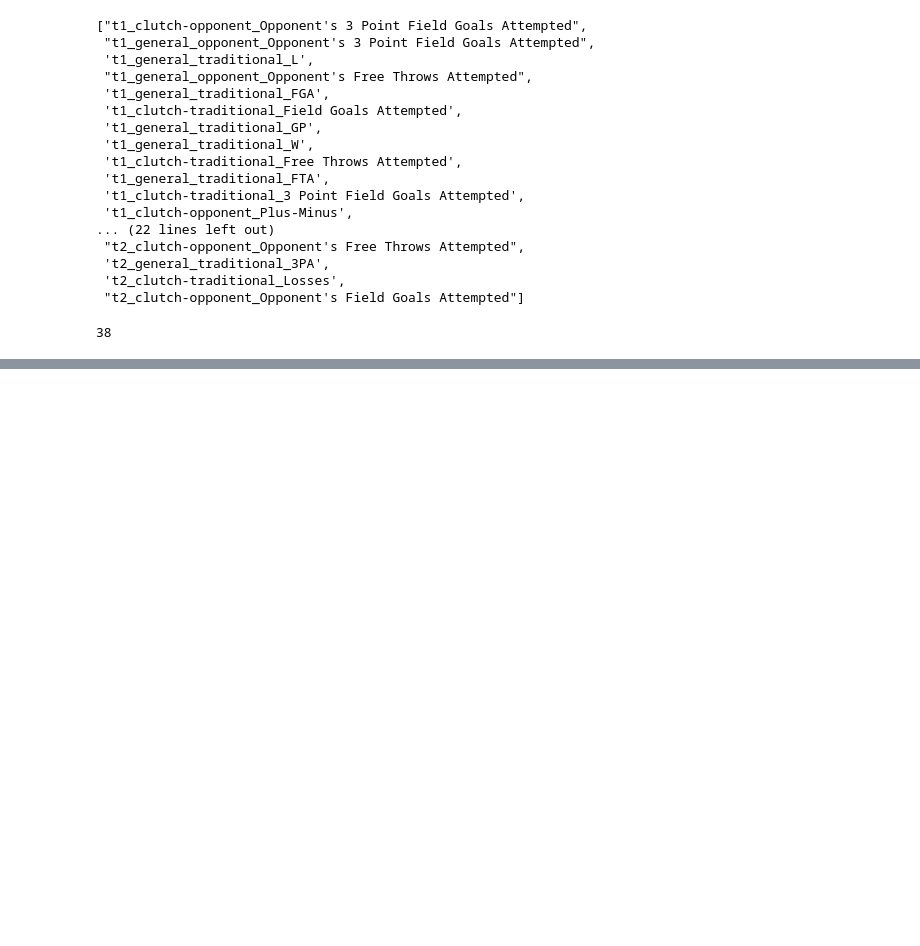
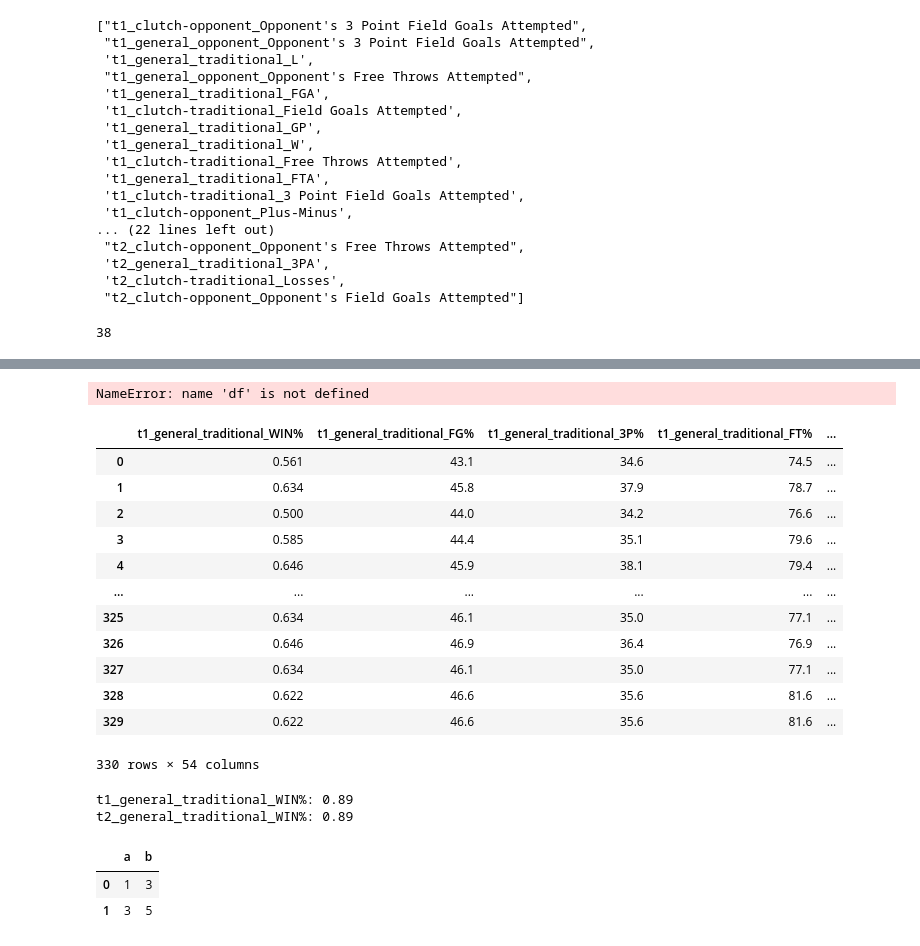
Before and after one commit to ijamil1/nba_playoff_predictions_22_23, a Jupyter notebook: EDA.ipynb, the cells around one changed output, grey strips where cells are left out. Saved outputs shown, nothing was run; the diff lists cells and outputs as text; code cells hidden in the pictures; blank space fills up the shorter version.

```diff
--- a/EDA.ipynb
+++ b/EDA.ipynb
@@ -381,0 +394,6 @@ len(remove_cols)
+# %%
+df.to_csv('data_v4.csv')
+# %% [output]
+NameError: name 'df' is not defined
+# %%
+df = pd.read_csv('data/data_v4.csv')
@@ -381,0 +455,26 @@ len(remove_cols)
+# %%
+cols = s.split('\n')
+# %%
+df[cols]
+# %% [output]
+|  | t1_general_traditional_WIN% | t1_general_traditional_FG% | t1_general_traditional_3P% | t1_general_traditional_FT% | ... |
+| 0 | 0.561 | 43.1 | 34.6 | 74.5 | ... |
+| 1 | 0.634 | 45.8 | 37.9 | 78.7 | ... |
+| 2 | 0.500 | 44.0 | 34.2 | 76.6 | ... |
+| 3 | 0.585 | 44.4 | 35.1 | 79.6 | ... |
+| 4 | 0.646 | 45.9 | 38.1 | 79.4 | ... |
+| ... | ... | ... | ... | ... | ... |
+| 325 | 0.634 | 46.1 | 35.0 | 77.1 | ... |
+| 326 | 0.646 | 46.9 | 36.4 | 76.9 | ... |
+| 327 | 0.634 | 46.1 | 35.0 | 77.1 | ... |
+| 328 | 0.622 | 46.6 | 35.6 | 81.6 | ... |
+| 329 | 0.622 | 46.6 | 35.6 | 81.6 | ... |
+330 rows × 54 columns
+# %%
+for col in cols:
+    m = df[col].max()
+    if m <= 1:
+        print(col,m,sep=': ')
+# %% [output]
+t1_general_traditional_WIN%: 0.89
+t2_general_traditional_WIN%: 0.89
@@ -381,0 +487,6 @@ len(remove_cols)
+# %%
+t
+# %% [output]
+|  | a | b |
+| 0 | 1 | 3 |
+| 1 | 3 | 5 |
```
Also changed, not shown: parts of 5 cells of this notebook, 1 other file.
